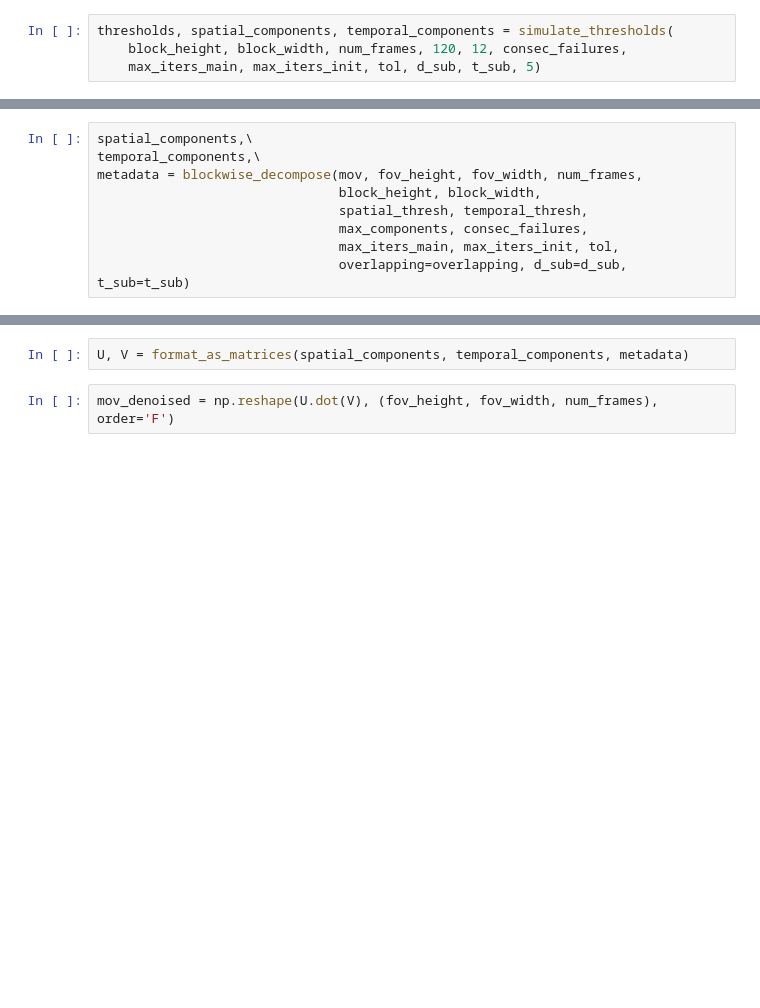
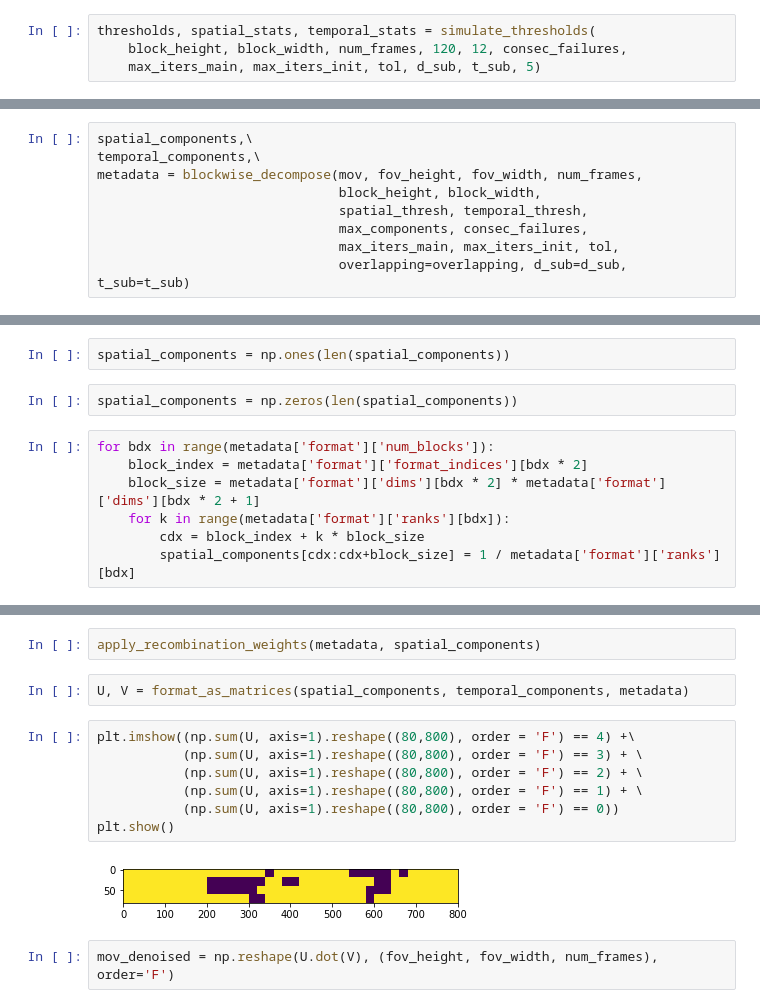
Before and after one commit to rossant/trefide, a Jupyter notebook: demos/Matrix_Decomposition/Demo PMD Compression & Denoising.ipynb, the cells around one changed output, grey strips where cells are left out. Cells and saved outputs as stored; diff of their text form; blank space fills up the shorter version.

```diff
--- a/demos/Matrix_Decomposition/Demo PMD Compression & Denoising.ipynb
+++ b/demos/Matrix_Decomposition/Demo PMD Compression & Denoising.ipynb
@@ -50,7 +50,7 @@ overlapping = True
 # %% [markdown]
 ## Simulate Critical Region Using Noise
 # %%
-thresholds, spatial_components, temporal_components = simulate_thresholds(
+thresholds, spatial_stats, temporal_stats = simulate_thresholds(
     block_height, block_width, num_frames, 120, 12, consec_failures,
     max_iters_main, max_iters_init, tol, d_sub, t_sub, 5)
 # %%
@@ -68,0 +79,11 @@ metadata = blockwise_decompose(mov, fov_height, fov_width, num_frames,
+# %%
+spatial_components = np.ones(len(spatial_components))
+# %%
+spatial_components = np.zeros(len(spatial_components))
+# %%
+for bdx in range(metadata['format']['num_blocks']):
+    block_index = metadata['format']['format_indices'][bdx * 2]
+    block_size = metadata['format']['dims'][bdx * 2] * metadata['format']['dims'][bdx * 2 + 1]
+    for k in range(metadata['format']['ranks'][bdx]):
+        cdx = block_index + k * block_size
+        spatial_components[cdx:cdx+block_size] = 1 / metadata['format']['ranks'][bdx]
@@ -69,5 +110,16 @@ metadata = blockwise_decompose(mov, fov_height, fov_width, num_frames,
+# %%
+apply_recombination_weights(metadata, spatial_components)
 # %%
 U, V = format_as_matrices(spatial_components, temporal_components, metadata)
+# %%
+plt.imshow((np.sum(U, axis=1).reshape((80,800), order = 'F') == 4) +\
+           (np.sum(U, axis=1).reshape((80,800), order = 'F') == 3) + \
+           (np.sum(U, axis=1).reshape((80,800), order = 'F') == 2) + \
+           (np.sum(U, axis=1).reshape((80,800), order = 'F') == 1) + \
+           (np.sum(U, axis=1).reshape((80,800), order = 'F') == 0))
+plt.show()
+# %% [output]
+[figure, added]
 # %%
 mov_denoised = np.reshape(U.dot(V), (fov_height, fov_width, num_frames), order='F')
 # %%
```
Also changed, not shown: parts of 5 cells of this notebook, 1 other file.
